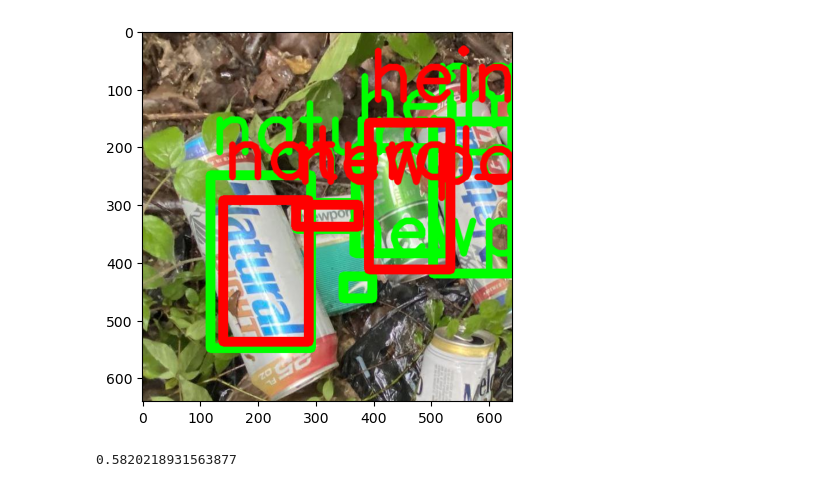
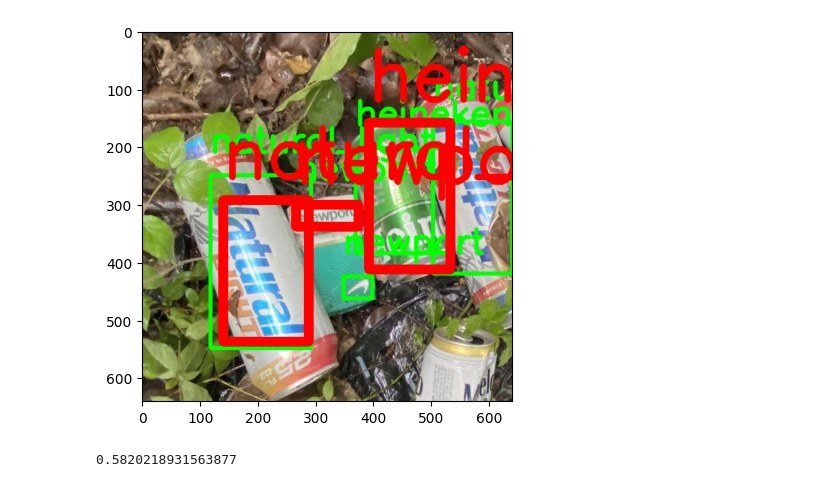
Before and after one commit to thriftypenguin/litter-imagery-brand-recognition, a Jupyter notebook: evaluate_models/YOLO_classifier_manual_lowconf.ipynb, the cells around one changed output. Saved outputs shown, nothing was run; the diff lists cells and outputs as text; code cells hidden in the pictures.

```diff
--- a/evaluate_models/YOLO_classifier_manual_lowconf.ipynb
+++ b/evaluate_models/YOLO_classifier_manual_lowconf.ipynb
@@ -208,36 +226,36 @@ image_boxes_df = pd.merge(true_labels_df, pred_labels_df, on='box_id', how='oute
 image_boxes_df['im_name'] = image_boxes_df['im_name_x'].fillna(image_boxes_df['im_name_y'])
 
 # Calcualte total confidence for the predictions
 # No precitions is the same as predicting background,
 # mAP does not include it background, so put 1, whatever
 image_boxes_df['conf'] = image_boxes_df['conf'].fillna(1)
 
 # No label means background
 image_boxes_df[['predicted', 'true']] = image_boxes_df[['predicted', 'true']].fillna('background')
 
 # Get only the columns we need
 image_boxes_df = image_boxes_df[['im_name', 'conf', 'predicted', 'true', 'box_id']]
 
 # Draw ground truth boxes:
 # for each box, draw the box and label
 for box_params in true_labels_df[['true', 'xmin_coord', 'ymin_coord', 'xmax_coord', 'ymax_coord']].values:
 	lbl, x1, y1, x2, y2 = box_params
 	color = (0,255,0)
-	cv2.rectangle(im_orig, (x1,y1), (x2,y2), color, 15)
-	cv2.putText(im_orig, lbl, (x1,y1-40), cv2.FONT_HERSHEY_SIMPLEX, 4, color, 10, cv2.LINE_AA)
+	cv2.rectangle(im_orig, (x1,y1), (x2,y2), color, 5)
+	cv2.putText(im_orig, lbl, (x1,y1-40), cv2.FONT_HERSHEY_SIMPLEX, 2, color, 5, cv2.LINE_AA)
 
 # Draw predicted boxes
 for box_params in pred_labels_df[['predicted', 'xmin_coord', 'ymin_coord', 'xmax_coord', 'ymax_coord']].values:
 	lbl, x1, y1, x2, y2 = box_params
 	color = (0,0,255)
 	cv2.rectangle(im_orig, (x1,y1), (x2,y2), color, 15)
 	cv2.putText(im_orig, lbl, (x1,y1-40), cv2.FONT_HERSHEY_SIMPLEX, 4, color, 10, cv2.LINE_AA)
 
 #Show the picture
 plt.imshow(cv2.cvtColor(im_orig, cv2.COLOR_BGR2RGB))
 plt.show()
 # %% [output]
-[figure, old version]
+[figure, new version]
 # %%
 # Go over the dataset and corrrelate bounding boxes from ground truth and predictions
 thr = 0.15
```
Also changed, not shown: parts of 5 cells of this notebook.
